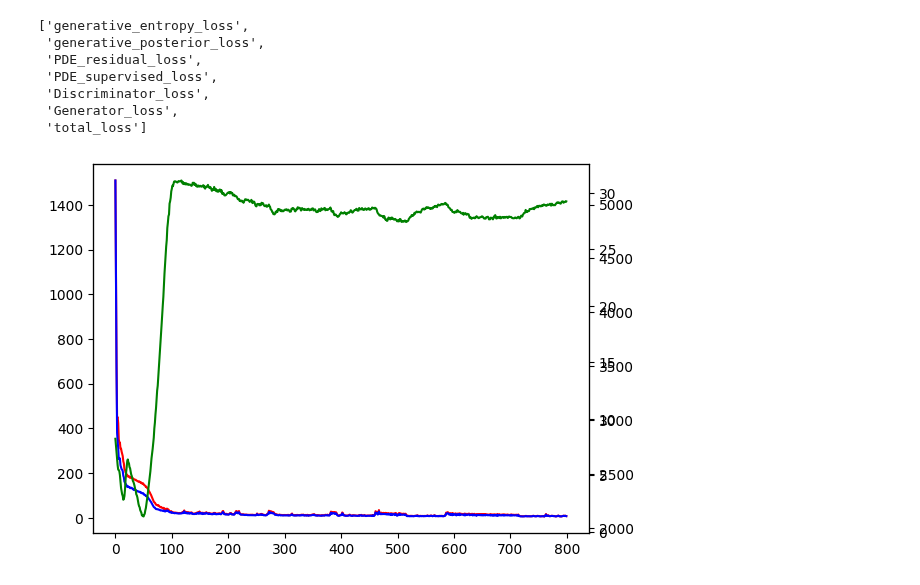
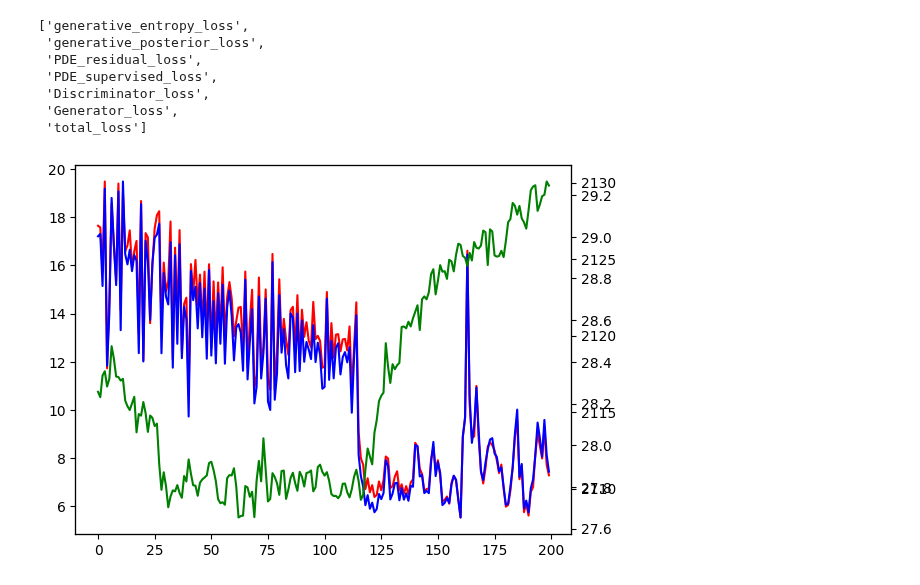
Before and after one commit to grmc1999/PhysicsSimulationDeepLearning, a Jupyter notebook: Notebooks/Untitled1.ipynb, the cells around one changed output. Drawn from its saved outputs; the diff is of its cells as text; code cells hidden in the pictures.

```diff
--- a/Notebooks/Untitled1.ipynb
+++ b/Notebooks/Untitled1.ipynb
@@ -69,17 +69,17 @@ for k in hist[1]["train"]["generative_losses"][0].keys():
 #    reduce(lambda x,y:x+y,list(b["Generator_loss"] for b in hist[ep]["train"]["generative_losses"])) for ep in hist.keys()
 #)
 # %%
-inidx=0
+inidx=-200
 fig,axs=plt.subplots()
 axs.plot(np.arange(len(step_loss["PDE_supervised_loss"][inidx:])),step_loss["PDE_supervised_loss"][inidx:],color='r')
 axs_=axs.twinx()
 axs_.plot(np.arange(len(step_loss["PDE_residual_loss"][inidx:])),step_loss["total_loss"][inidx:],color='b')
 axs_=axs.twinx()
 axs_.plot(np.arange(len(step_loss["Generator_loss"][inidx:])),step_loss["PDE_residual_loss"][inidx:],color='g')
 #fig.tight_layout()
 plt.show()
 # %% [output]
-[figure, old version]
+[figure, new version]
 # %%
 
 plt.plot(step_loss["PDE_supervised_loss"][-100:])
```
Also changed, not shown: parts of 3 cells of this notebook, 3 other files.
